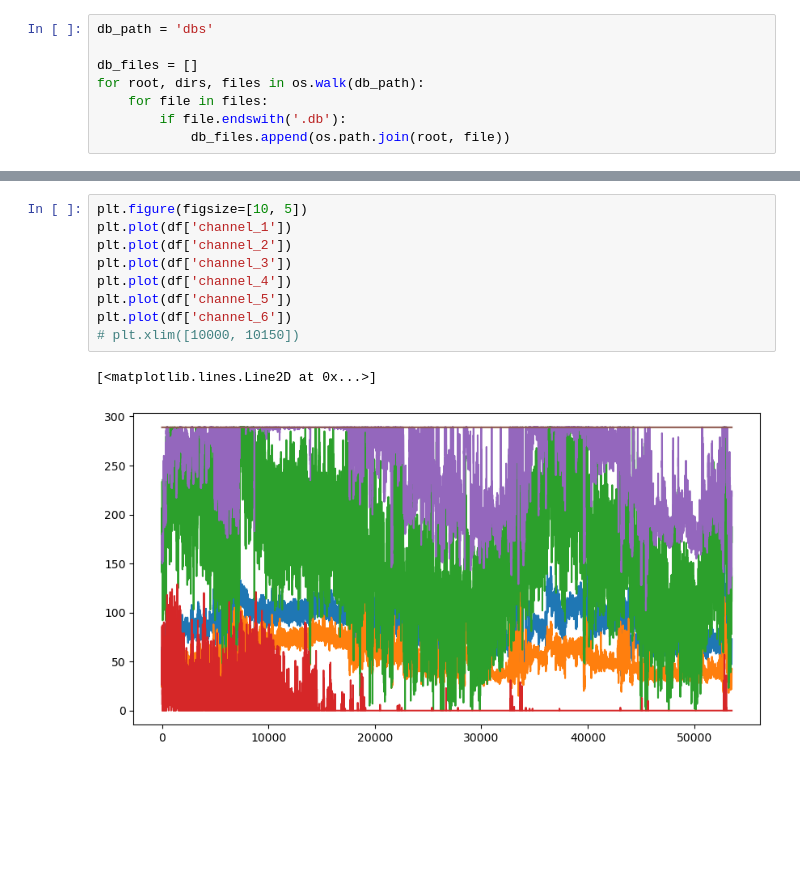
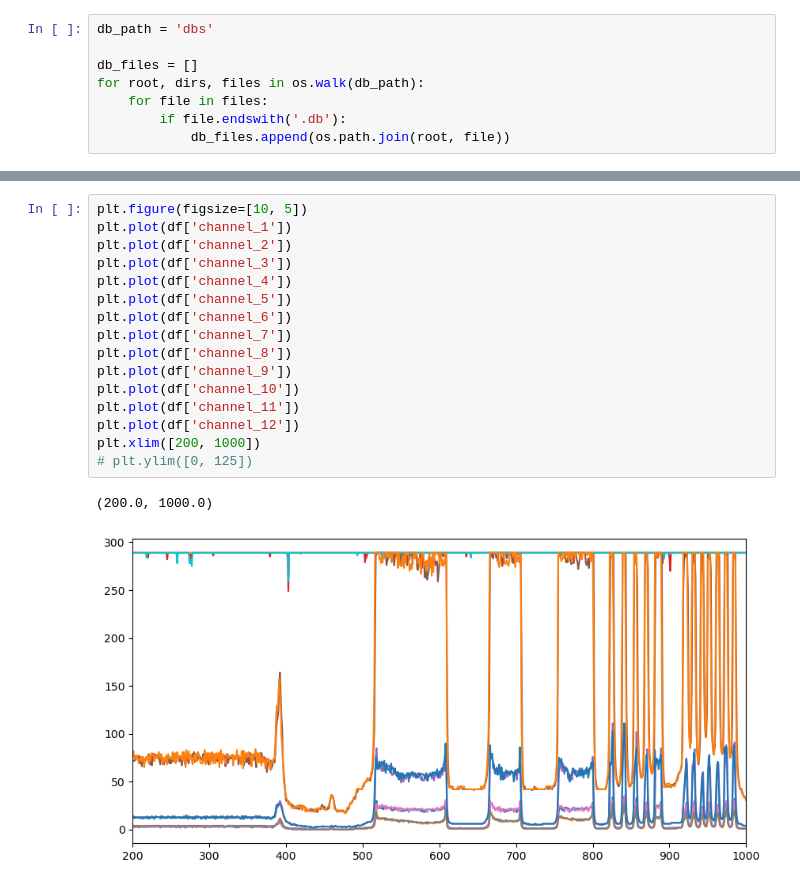
Before and after one commit to BailabUNC/SpectraDerma, a Jupyter notebook: data_analysis.ipynb, the cells around one changed output, grey strips where cells are left out. Saved outputs shown, nothing was run; the diff lists cells and outputs as text; blank space fills up the shorter version.

```diff
--- a/data_analysis.ipynb
+++ b/data_analysis.ipynb
@@ -54,12 +54,19 @@ with sqlite3.connect(path) as connection:
 # %%
 plt.figure(figsize=[10, 5])
 plt.plot(df['channel_1'])
 plt.plot(df['channel_2'])
 plt.plot(df['channel_3'])
 plt.plot(df['channel_4'])
 plt.plot(df['channel_5'])
 plt.plot(df['channel_6'])
-# plt.xlim([10000, 10150])
+plt.plot(df['channel_7'])
+plt.plot(df['channel_8'])
+plt.plot(df['channel_9'])
+plt.plot(df['channel_10'])
+plt.plot(df['channel_11'])
+plt.plot(df['channel_12'])
+plt.xlim([200, 1000])
+# plt.ylim([0, 125])
 # %% [output]
-[<matplotlib.lines.Line2D at 0x...>]
+(200.0, 1000.0)
-[figure, old version]
+[figure, new version]
```
Also changed, not shown: parts of 1 cell of this notebook.
